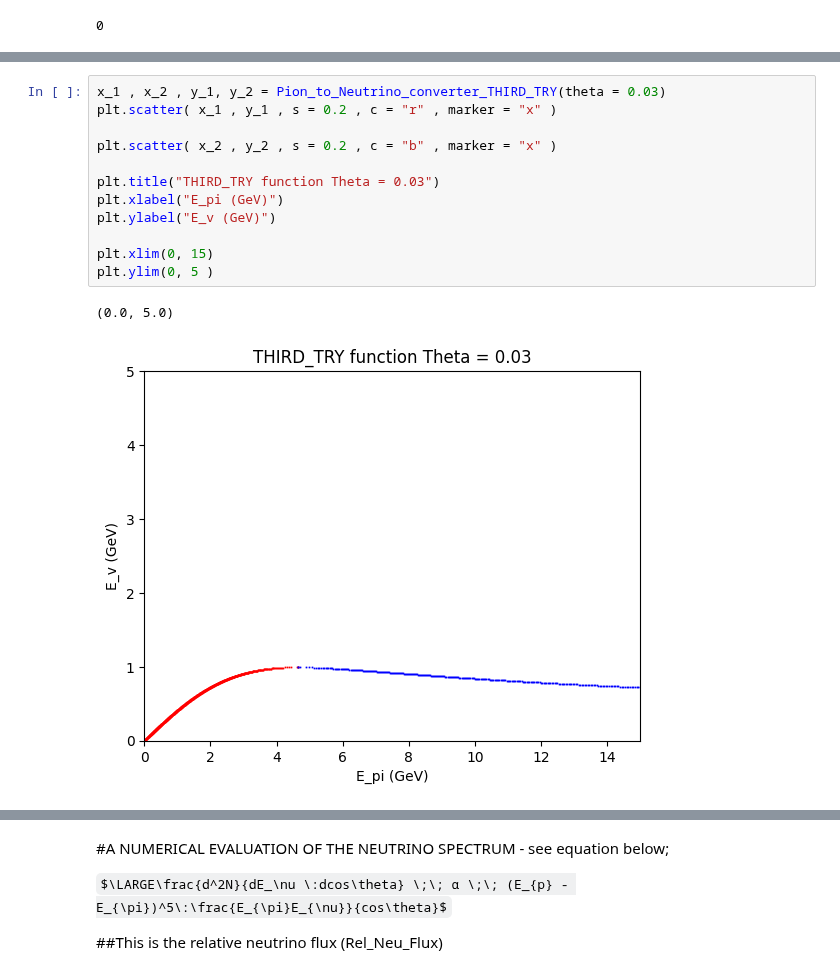
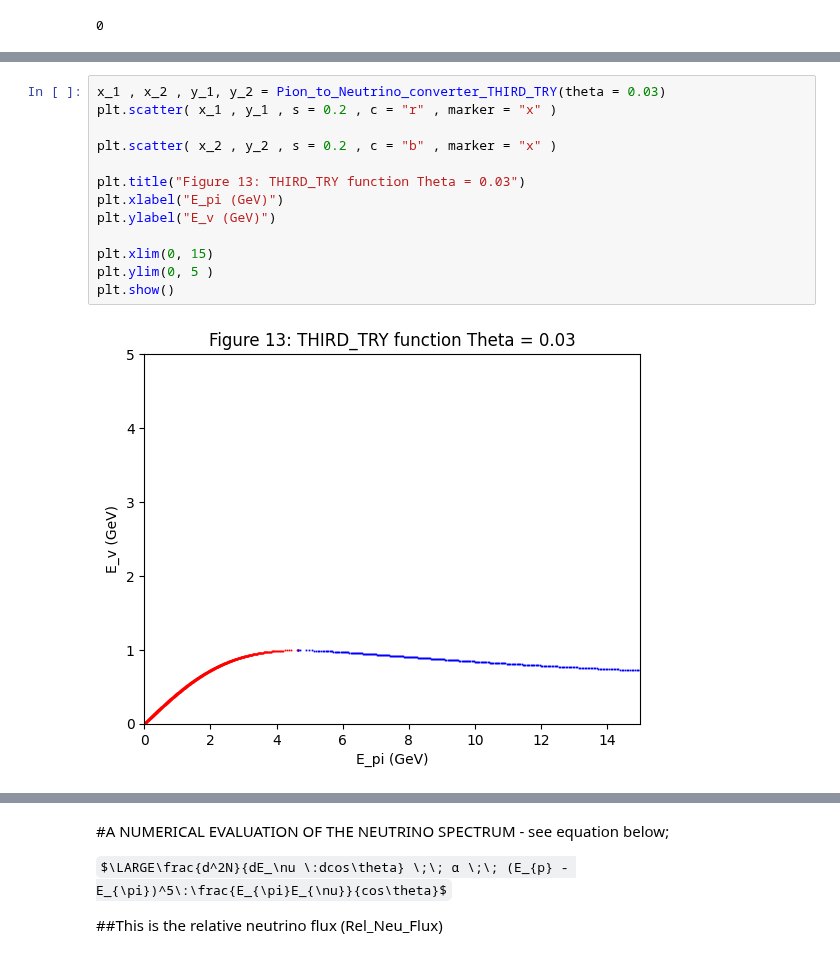
Before and after one commit to MrD0balina/Fourth-Year-Project---Neutrino-Oscillations, a Jupyter notebook: Defining_The_Plotting_Functions_Lists.ipynb, the cells around one changed output, grey strips where cells are left out. Drawn from its saved outputs; the diff is of its cells as text; some formulas as TeX source.

```diff
--- a/Defining_The_Plotting_Functions_Lists.ipynb
+++ b/Defining_The_Plotting_Functions_Lists.ipynb
@@ -493,18 +516,18 @@ plt.ylim(0, 5 )
 # %%
 x_1 , x_2 , y_1, y_2 = Pion_to_Neutrino_converter_THIRD_TRY(theta = 0.03)
 plt.scatter( x_1 , y_1 , s = 0.2 , c = "r" , marker = "x" )
 
 plt.scatter( x_2 , y_2 , s = 0.2 , c = "b" , marker = "x" )
 
-plt.title("THIRD_TRY function Theta = 0.03")
+plt.title("Figure 13: THIRD_TRY function Theta = 0.03")
 plt.xlabel("E_pi (GeV)")
 plt.ylabel("E_v (GeV)")
 
 plt.xlim(0, 15)
 plt.ylim(0, 5 )
+plt.show()
 # %% [output]
-(0.0, 5.0)
-[figure, old version]
+[figure, new version]
 # %%
 x_1 , x_2 , y_1, y_2 = Pion_to_Neutrino_converter_THIRD_TRY(theta = 0.05)
 plt.figure(figsize=(10, 10))
```
Also changed, not shown: parts of 31 cells of this notebook.
